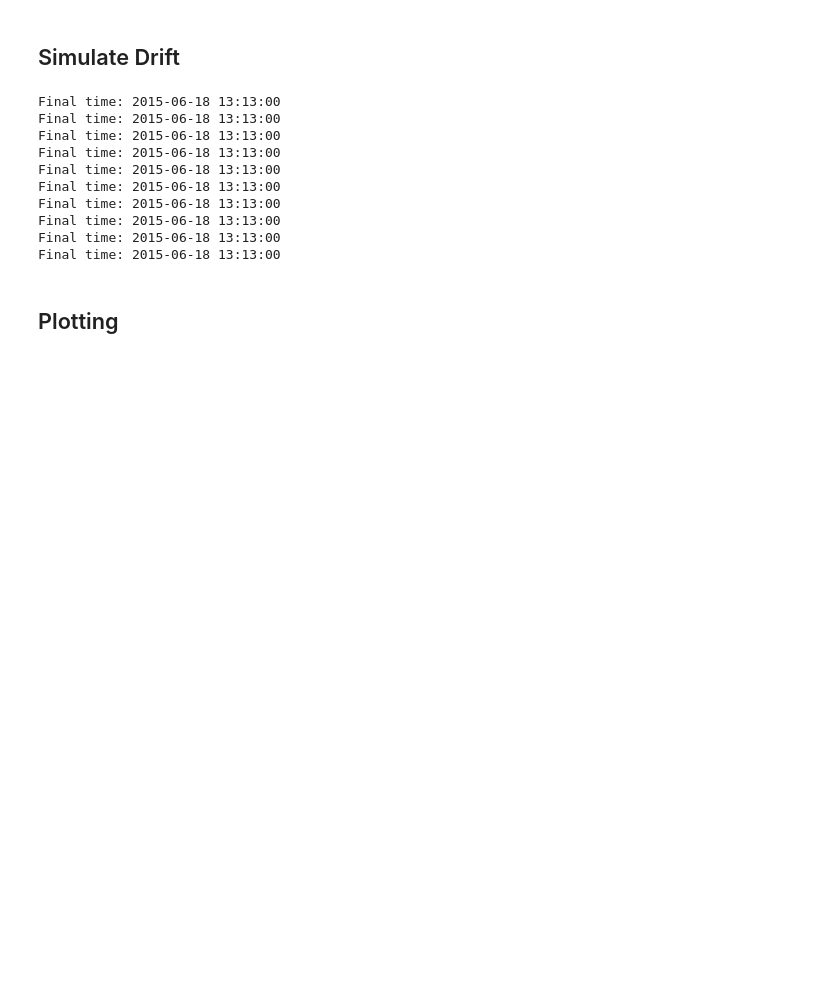
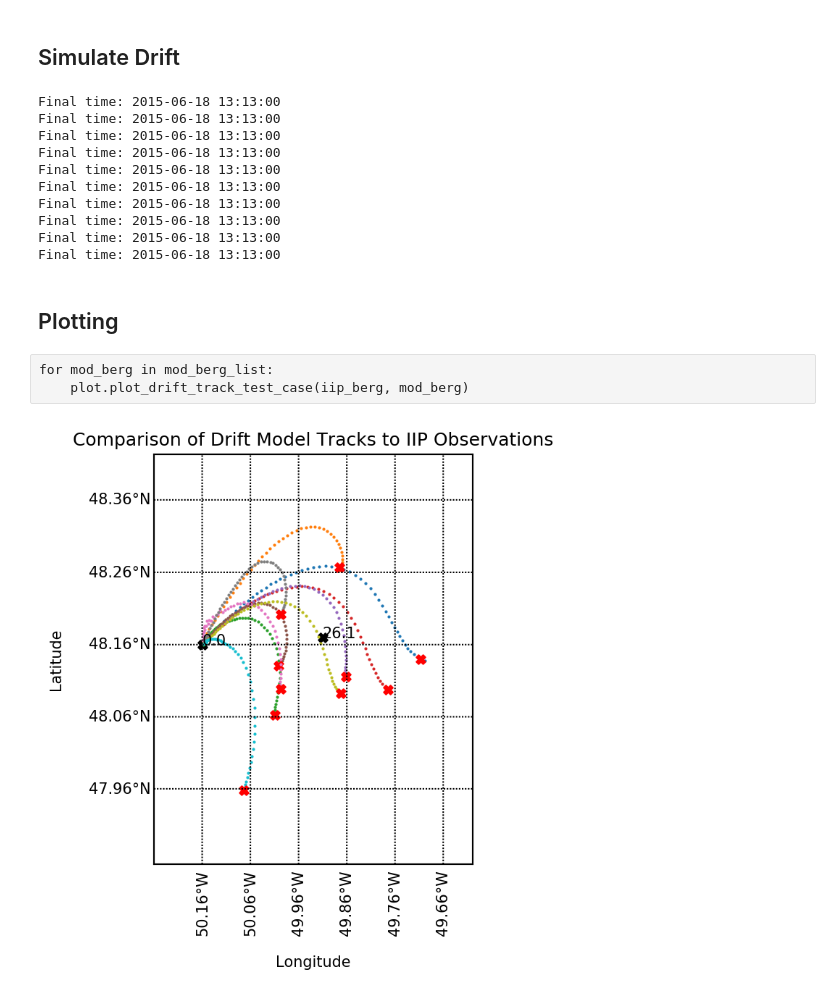
Before and after one commit to evankielley/IceDEF, a Jupyter notebook: notebooks/drift_simulator.ipynb, the cells around one changed output. Saved outputs shown, nothing was run; the diff lists cells and outputs as text; code cells hidden in the pictures; blank space fills up the shorter version.

```diff
--- a/notebooks/drift_simulator.ipynb
+++ b/notebooks/drift_simulator.ipynb
@@ -254,3 +208,6 @@ Final time: 2015-06-18 13:13:00
 Final time: 2015-06-18 13:13:00
 # %% [markdown]
 ## Plotting
+# %% [raw]
+for mod_berg in mod_berg_list:
+    plot.plot_drift_track_test_case(iip_berg, mod_berg)
@@ -257,2 +432,6 @@ Final time: 2015-06-18 13:13:00
+# %%
+fig = plot_spaghetti_test_case(iip_berg, mod_berg_list)
+# %% [output]
+[figure, added]
 # %%
 for mod_berg in mod_berg_list:
```
Also changed, not shown: parts of 9 cells of this notebook.
